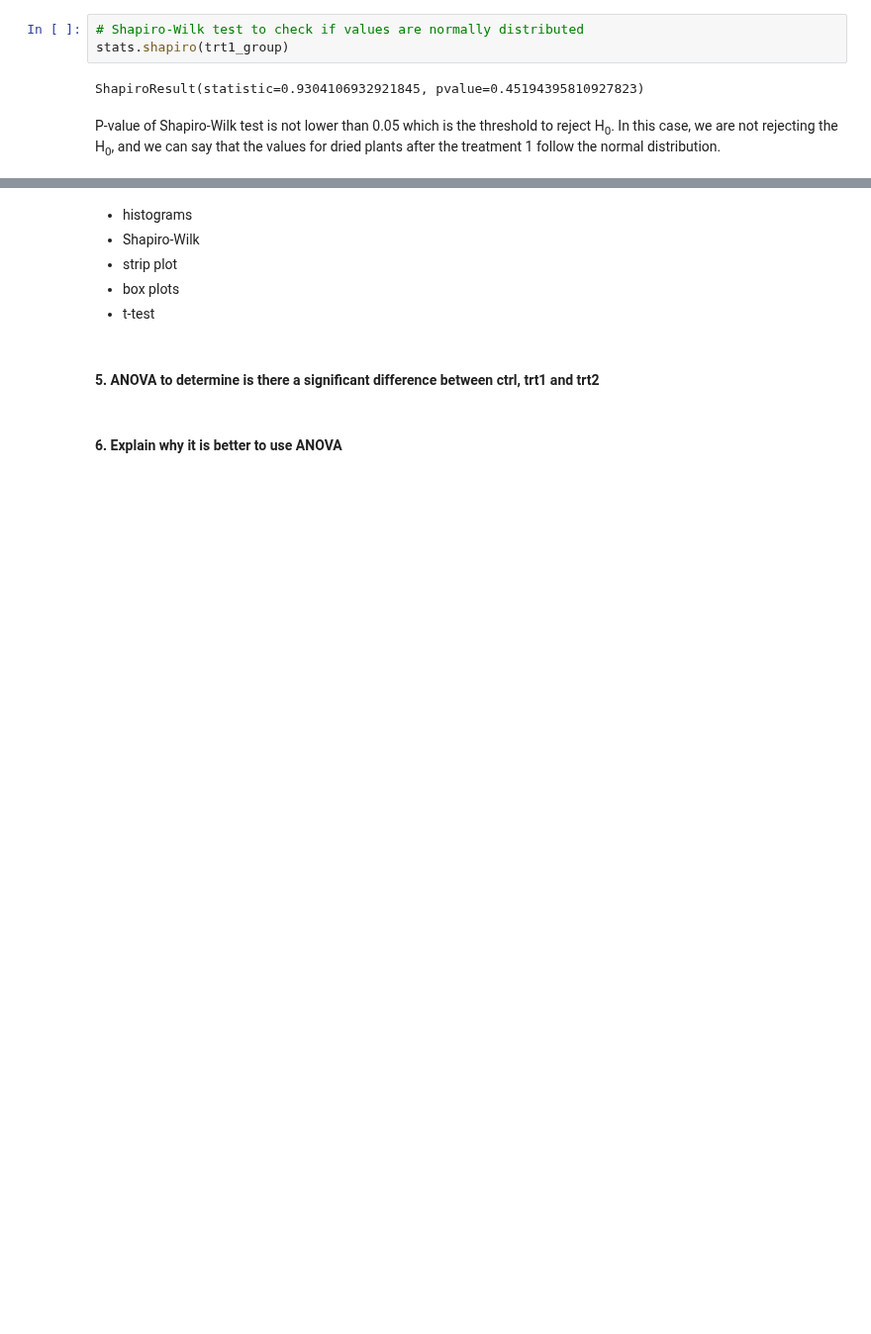
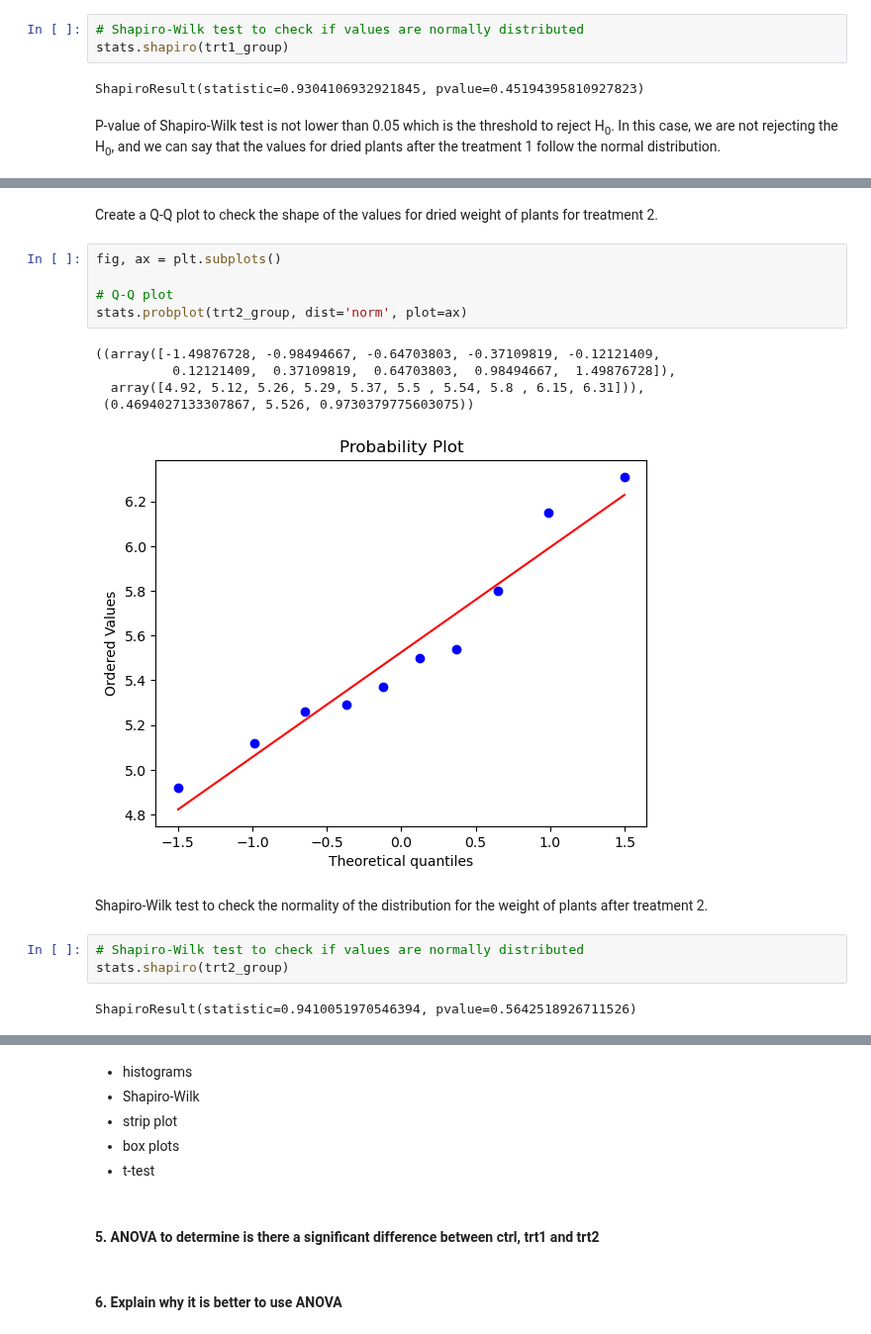
Before and after one commit to Tanja888/applied_statistics, a Jupyter notebook: project.ipynb, the cells around one changed output, grey strips where cells are left out. Shown at 99% size. Cells and saved outputs as stored; diff of their text form; blank space fills up the shorter version.

```diff
--- a/project.ipynb
+++ b/project.ipynb
@@ -170,0 +185,20 @@ P-value of Shapiro-Wilk test is not lower than 0.05 which is the threshold to re
+# %% [markdown]
+Create a Q-Q plot to check the shape of the values for dried weight of plants for treatment 2.
+# %%
+fig, ax = plt.subplots()
+
+# Q-Q plot
+stats.probplot(trt2_group, dist='norm', plot=ax)
+# %% [output]
+((array([-1.49876728, -0.98494667, -0.64703803, -0.37109819, -0.12121409,
+          0.12121409,  0.37109819,  0.64703803,  0.98494667,  1.49876728]),
+  array([4.92, 5.12, 5.26, 5.29, 5.37, 5.5 , 5.54, 5.8 , 6.15, 6.31])),
+ (0.4694027133307867, 5.526, 0.9730379775603075))
+[figure, added]
+# %% [markdown]
+Shapiro-Wilk test to check the normality of the distribution for the weight of plants after treatment 2.
+# %%
+# Shapiro-Wilk test to check if values are normally distributed
+stats.shapiro(trt2_group)
+# %% [output]
+ShapiroResult(statistic=0.9410051970546394, pvalue=0.5642518926711526)
```
Also changed, not shown: parts of 4 cells of this notebook.
